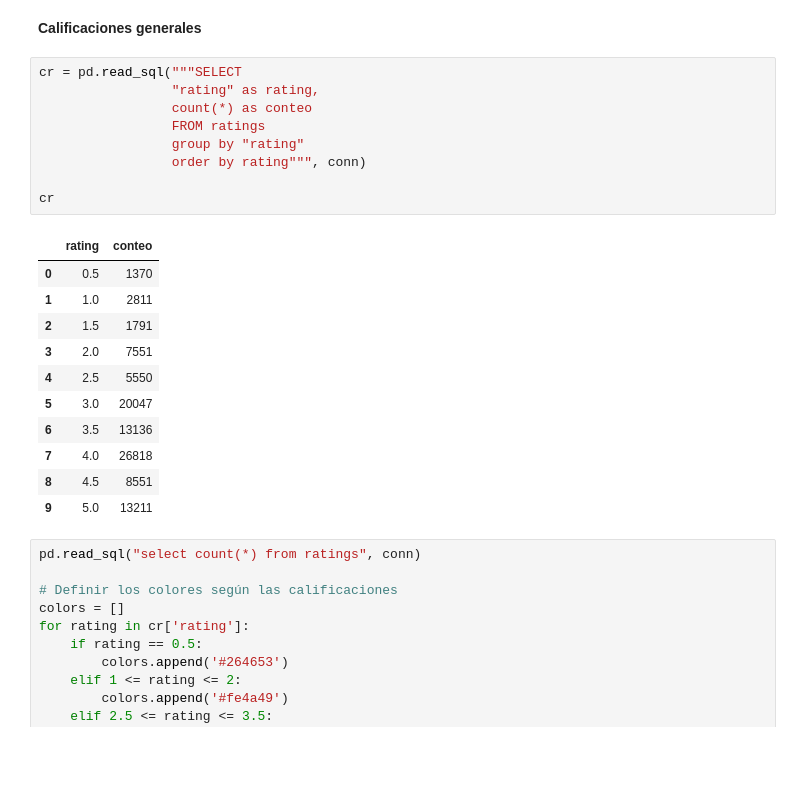
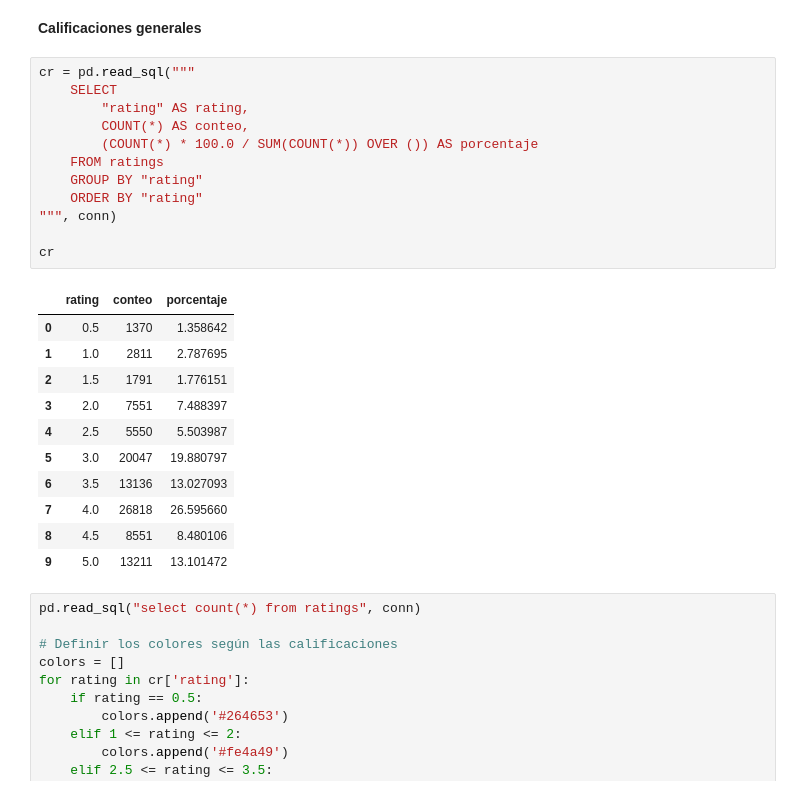
Before and after one commit to estebancardona1/ProyectoMarketing, a Jupyter notebook: b_exploracion_limpieza.ipynb, the cells around one changed output. Saved outputs shown, nothing was run; the diff lists cells and outputs as text; blank space fills up the shorter version.

```diff
--- a/b_exploracion_limpieza.ipynb
+++ b/b_exploracion_limpieza.ipynb
@@ -129,26 +130,29 @@ movies_sep
 # %% [markdown]
 **Calificaciones generales**
 # %%
-cr = pd.read_sql("""SELECT
-                 "rating" as rating,
-                 count(*) as conteo
-                 FROM ratings
-                 group by "rating"
-                 order by rating""", conn)
+cr = pd.read_sql("""
+    SELECT
+        "rating" AS rating,
+        COUNT(*) AS conteo,
+        (COUNT(*) * 100.0 / SUM(COUNT(*)) OVER ()) AS porcentaje
+    FROM ratings
+    GROUP BY "rating"
+    ORDER BY "rating"
+""", conn)
 
 cr
 # %% [output]
-|  | rating | conteo |
-| 0 | 0.5 | 1370 |
-| 1 | 1.0 | 2811 |
-| 2 | 1.5 | 1791 |
-| 3 | 2.0 | 7551 |
-| 4 | 2.5 | 5550 |
-| 5 | 3.0 | 20047 |
-| 6 | 3.5 | 13136 |
-| 7 | 4.0 | 26818 |
-| 8 | 4.5 | 8551 |
-| 9 | 5.0 | 13211 |
+|  | rating | conteo | porcentaje |
+| 0 | 0.5 | 1370 | 1.358642 |
+| 1 | 1.0 | 2811 | 2.787695 |
+| 2 | 1.5 | 1791 | 1.776151 |
+| 3 | 2.0 | 7551 | 7.488397 |
+| 4 | 2.5 | 5550 | 5.503987 |
+| 5 | 3.0 | 20047 | 19.880797 |
+| 6 | 3.5 | 13136 | 13.027093 |
+| 7 | 4.0 | 26818 | 26.595660 |
+| 8 | 4.5 | 8551 | 8.480106 |
+| 9 | 5.0 | 13211 | 13.101472 |
 # %%
 pd.read_sql("select count(*) from ratings", conn)
 
```
Also changed, not shown: parts of 14 cells of this notebook, 2 other files.
